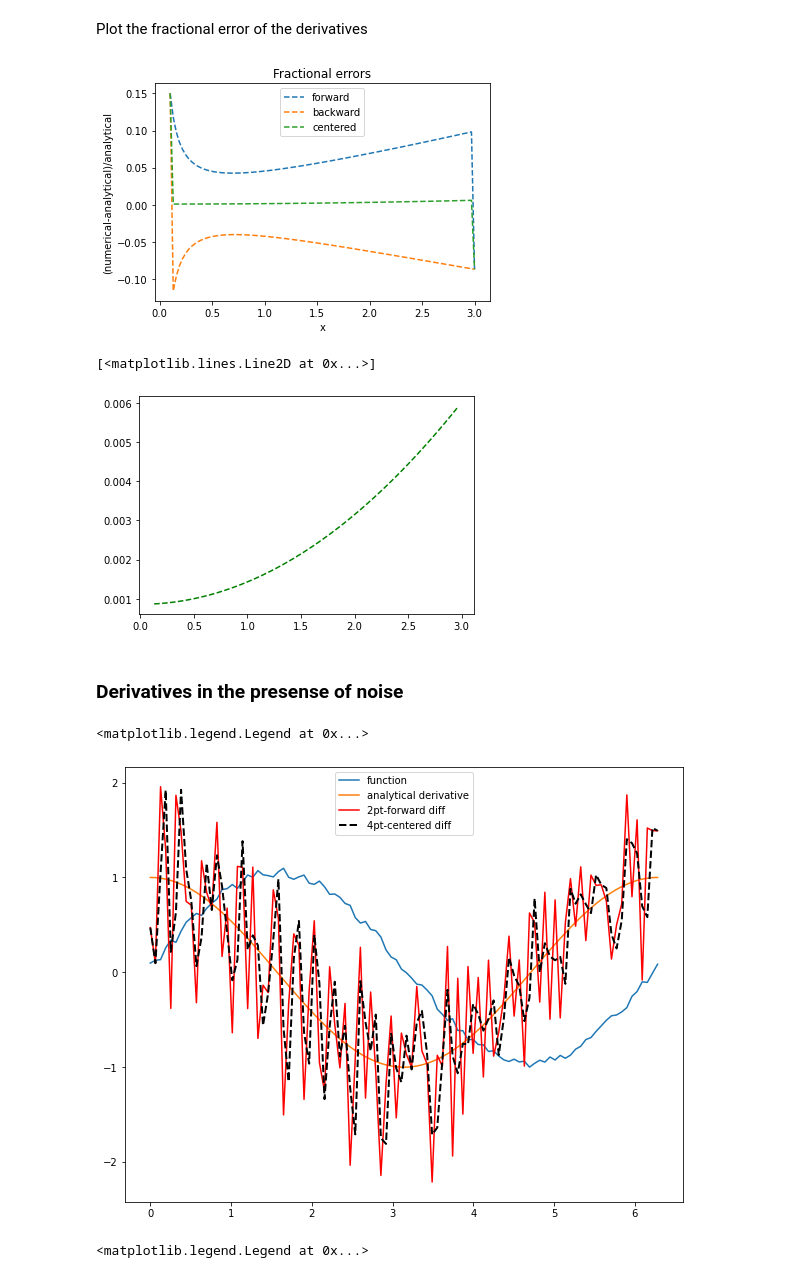
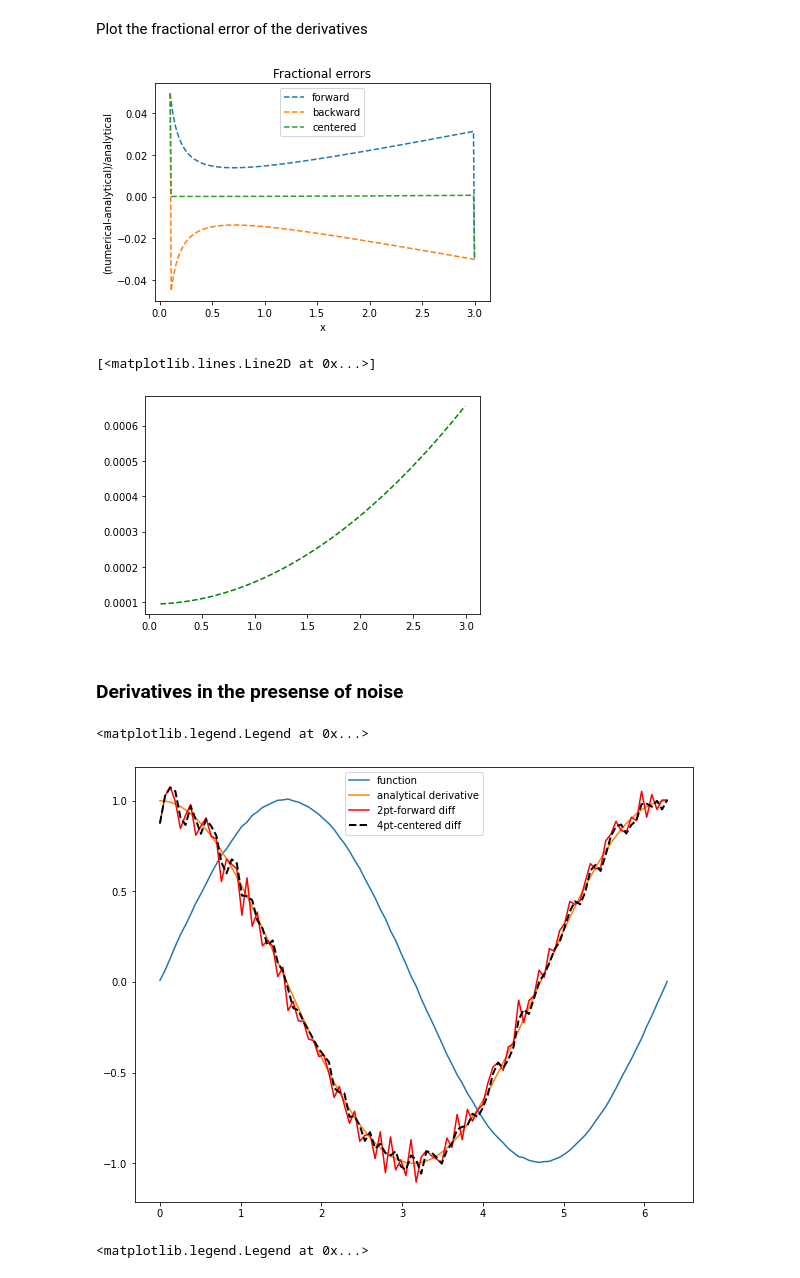
Before and after one commit to ds-connectors/Physics-88-Sp21, a Jupyter notebook: Week10/Lecture08a.ipynb, the cells around one changed output. Drawn from its saved outputs; the diff is of its cells as text; code cells hidden in the pictures.

```diff
--- a/Week10/Lecture08a.ipynb
+++ b/Week10/Lecture08a.ipynb
@@ -23,7 +23,7 @@ work well for very smooth data. they are surprisingly fast even up to
 10000 points in the vector.
 '''
 
-x = np.linspace(0,3,100)
+x = np.linspace(0,3,300)
 y = x**2+2*x-5
 dy_analytical = 2*x+2
 '''
@@ -106,7 +106,7 @@ work well for very smooth data. they are surprisingly fast even up to
 10000 points in the vector.
 '''
 
-x = np.linspace(0,np.pi,100)
+x = np.linspace(0,np.pi,30)
 y = np.sin(x)
 dy_analytical = np.cos(x)
 '''
@@ -192,7 +192,7 @@ work well for very smooth data. they are surprisingly fast even up to
 10000 points in the vector.
 '''
 
-x = np.linspace(0.1,3,100)
+x = np.linspace(0.1,3,300)
 y = np.exp(x**2)
 dy_analytical = 2*x*np.exp(x**2)
 '''
@@ -264,17 +264,17 @@ plt.ylabel('(numerical-analytical)/analytical')
 legend(loc='upper center')
 plt.show()
 # %% [output]
-[figure, old version]
+[figure, new version]
 # %%
 plt.plot(x[1:-1],r_dyc[1:-1],'g--')
 # %% [output]
 [<matplotlib.lines.Line2D at 0x...>]
-[figure, old version]
+[figure, new version]
 # %% [markdown]
 ### Derivatives in the presense of noise
 # %%
 x = np.linspace(0,2*np.pi,100)
-y = np.sin(x) + 0.1*np.random.random(size=x.shape)
+y = np.sin(x) + 0.01*np.random.random(size=x.shape)
 dy_analytical = np.cos(x)
 
 #2-point formula, forward diff
@@ -284,34 +284,34 @@ for i in range(len(y)-1):
 #set last element by backwards difference
 dyf[-1] = (y[-1] - y[-2])/(x[-1] - x[-2])
 
 '''
 calculate dy by 4-point center differencing using array slices
 
 \frac{y[i-2] - 8y[i-1] + 8[i+1] - y[i+2]}{12h}
 
 y[0] and y[1] must be defined by lower order methods
 and y[-1] and y[-2] must be defined by lower order methods
 '''
 
 dy = np.zeros(y.shape,np.float) #we know it will be this size
 h = x[1]-x[0] #this assumes the points are evenely spaced!
 dy[2:-2] = (y[0:-4] - 8*y[1:-3] + 8*y[3:-1] - y[4:])/(12.*h)
 
 dy[0] = (y[1]-y[0])/(x[1]-x[0])
 dy[1] = (y[2]-y[1])/(x[2]-x[1])
 dy[-2] = (y[-2] - y[-3])/(x[-2] - x[-3])
 dy[-1] = (y[-1] - y[-2])/(x[-1] - x[-2])
 
 fg3 = plt.figure(figsize=(10,8))
 plt.plot(x,y,label='function')
 plt.plot(x,dy_analytical,label='analytical derivative')
 plt.plot(x,dyf,'r-',label='2pt-forward diff')
 plt.plot(x,dy,'k--',lw=2,label='4pt-centered diff')
 
 plt.legend(loc='upper center')
 # %% [output]
 <matplotlib.legend.Legend at 0x...>
-[figure, old version]
+[figure, new version]
 # %%
 # compute a running average of the derivative
 Nave = 20    # number = 2*Nave+1
```
Also changed, not shown: parts of 6 cells of this notebook, 2 other files.
